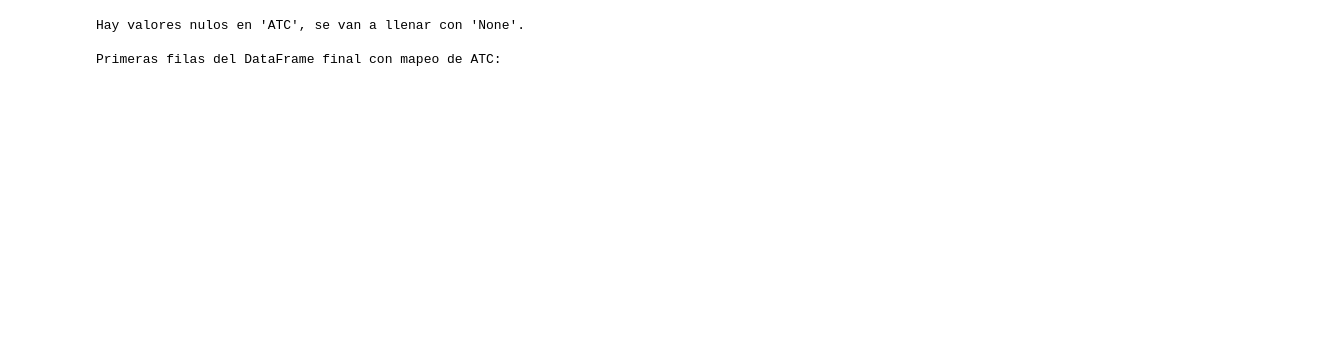
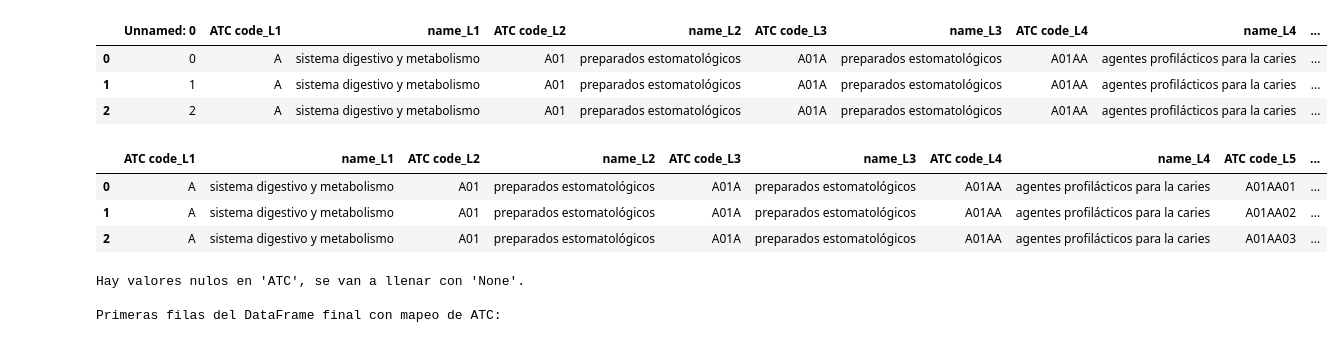
Before and after one commit to carlosriegom/PharmAI, a Jupyter notebook: src/2_data_preprocessing/map_act_codes.ipynb, the cells around one changed output. Cells and saved outputs as stored; diff of their text form; code cells hidden in the pictures; blank space fills up the shorter version.

```diff
--- a/src/2_data_preprocessing/map_act_codes.ipynb
+++ b/src/2_data_preprocessing/map_act_codes.ipynb
@@ -1 +11,22 @@
+# %%
+# Cargar el archivo Excel con los códigos ATC
+atc_df = pd.read_excel("../../assets/Tabla_ATC_traducida.xlsx")
+
+# Ver primeras filas del DataFrame
+display(atc_df.head(3))
+
+# Quitar columna "Unnamed: 0"
+atc_df = atc_df.drop(columns=["Unnamed: 0"])
+
+# Ver primeras filas del DataFrame
+display(atc_df.head(3))
+# %% [output]
+|  | Unnamed: 0 | ATC code_L1 | name_L1 | ATC code_L2 | name_L2 | ATC code_L3 | name_L3 | ATC code_L4 | name_L4 | ... |
+| 0 | 0 | A | sistema digestivo y metabolismo | A01 | preparados estomatológicos | A01A | preparados estomatológicos | A01AA | agentes profilácticos para la caries | ... |
+| 1 | 1 | A | sistema digestivo y metabolismo | A01 | preparados estomatológicos | A01A | preparados estomatológicos | A01AA | agentes profilácticos para la caries | ... |
+| 2 | 2 | A | sistema digestivo y metabolismo | A01 | preparados estomatológicos | A01A | preparados estomatológicos | A01AA | agentes profilácticos para la caries | ... |
+|  | ATC code_L1 | name_L1 | ATC code_L2 | name_L2 | ATC code_L3 | name_L3 | ATC code_L4 | name_L4 | ATC code_L5 | ... |
+| 0 | A | sistema digestivo y metabolismo | A01 | preparados estomatológicos | A01A | preparados estomatológicos | A01AA | agentes profilácticos para la caries | A01AA01 | ... |
+| 1 | A | sistema digestivo y metabolismo | A01 | preparados estomatológicos | A01A | preparados estomatológicos | A01AA | agentes profilácticos para la caries | A01AA02 | ... |
+| 2 | A | sistema digestivo y metabolismo | A01 | preparados estomatológicos | A01A | preparados estomatológicos | A01AA | agentes profilácticos para la caries | A01AA03 | ... |
 # %%
```
Also changed, not shown: parts of 4 cells of this notebook, 1 other file.
